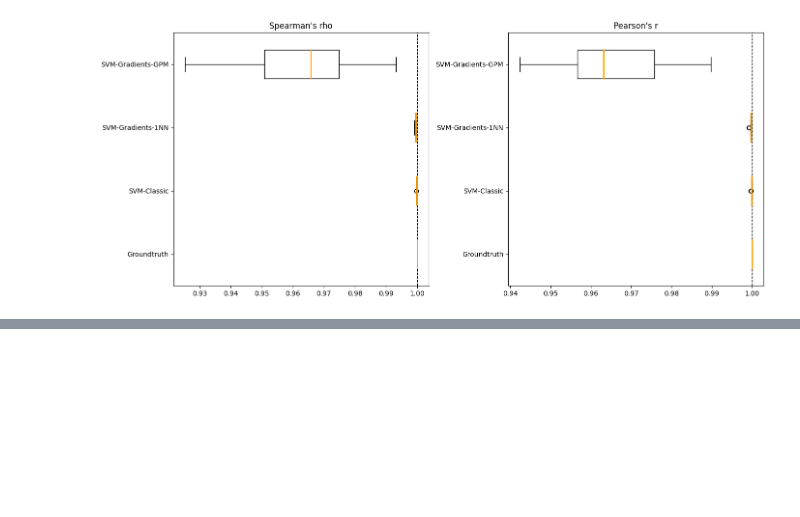
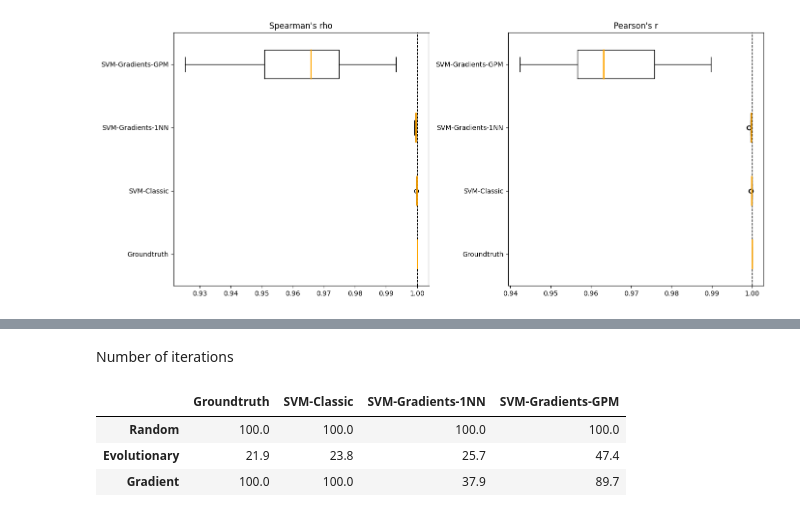
Before and after one commit to mo374z/OptimizationTestfunctionGeneration, a Jupyter notebook: main/f1_simulation.ipynb, the cells around one changed output, grey strips where cells are left out. Cells and saved outputs as stored; diff of their text form; code cells hidden in the pictures; blank space fills up the shorter version.

```diff
--- a/main/f1_simulation.ipynb
+++ b/main/f1_simulation.ipynb
@@ -218,0 +203,48 @@ df_corr
+# %% [markdown]
+Number of iterations
+# %%
+df_nr_iter = pd.DataFrame(columns=[f[1] for f in functions])
+df_optim_loc = pd.DataFrame(columns=[f[1] for f in functions])
+df_optim_val = pd.DataFrame(columns=[f[1] for f in functions])
+df_mean_optim_vals = pd.DataFrame(columns=[f[1] for f in functions])
+optims = ['Random', 'Evolutionary', 'Gradient']
+
+for optimization_type in optims:
+    row_iters = []
+    row_optim_loc = []
+    row_optim_val = []
+    row = []
+    for function in functions:
+        trials_iters = []
+        trials_optim_loc = []
+        trials_optim_val = []
+        trials = []
+        for i in range(10):
+            res = []
+            res = perform_optimization(optimization_type, function[0], n_dim=2, num_iterations=100,)
+            trials_iters.append(len(res[1]))
+            trials_optim_loc.append(res[0][-1] if type(res[0][-1]) == np.ndarray else res[0][-1].numpy())
+            trials_optim_val.append(res[1][-1])
+            trials.append(res[1])
+        row_iters.append(np.mean(trials_iters))
+        row_optim_loc.append(np.mean(trials_optim_loc, axis=0))
+        row_optim_val.append(np.mean(trials_optim_val))
+        max_length = max(len(arr) for arr in trials)
+        padded_array_list = []
+        for arr in trials:
+            last_element = arr[-1]
+            padding_length = max_length - len(arr)
+            padded_arr = np.pad(arr, (0, padding_length), mode='constant', constant_values=last_element)
+            padded_array_list.append(padded_arr)
+        row.append(np.mean(padded_array_list, axis=0))
+    df_nr_iter.loc[len(df_nr_iter)] = row_iters
+    df_optim_loc.loc[len(df_optim_loc)] = row_optim_loc
+    df_optim_val.loc[len(df_optim_val)] = row_optim_val
+    df_mean_optim_vals.loc[len(df_mean_optim_vals)] = row
+df_nr_iter.index = df_optim_loc.index = df_optim_val.index = df_mean_optim_vals.index = optims
+df_nr_iter
+# %% [output]
+|  | Groundtruth | SVM-Classic | SVM-Gradients-1NN | SVM-Gradients-GPM |
+| Random | 100.0 | 100.0 | 100.0 | 100.0 |
+| Evolutionary | 21.9 | 23.8 | 25.7 | 47.4 |
+| Gradient | 100.0 | 100.0 | 37.9 | 89.7 |
```
Also changed, not shown: parts of 17 cells of this notebook.
